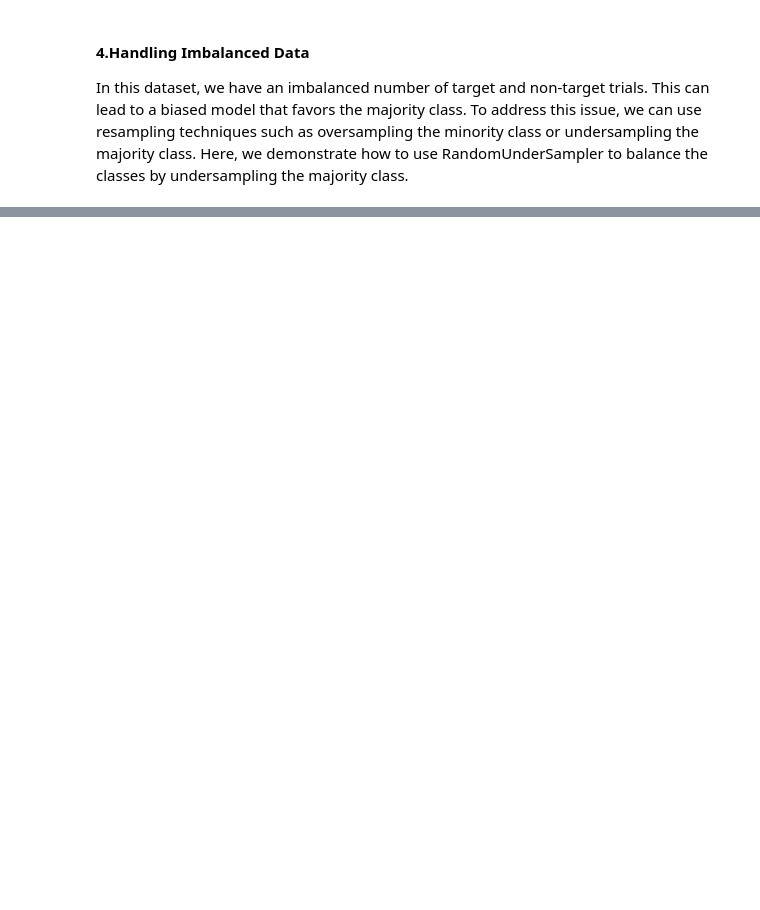
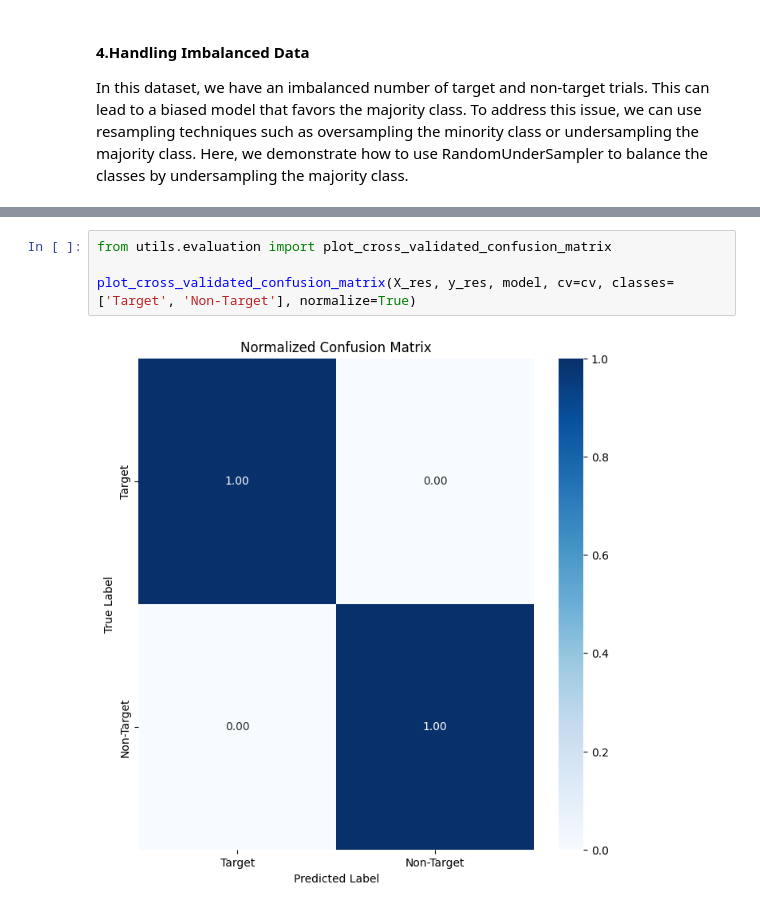
Before and after one commit to BRomans/Workshop-DemyBCI2025, a Jupyter notebook: notebooks/2_p300_classification.ipynb, the cells around one changed output, grey strips where cells are left out. Saved outputs shown, nothing was run; the diff lists cells and outputs as text; blank space fills up the shorter version.

```diff
--- a/notebooks/2_p300_classification.ipynb
+++ b/notebooks/2_p300_classification.ipynb
@@ -283,3 +309,9 @@ Resampled Accuracy: 0.65 F1 Score: 0.76
+# %%
+from utils.evaluation import plot_cross_validated_confusion_matrix
+
+plot_cross_validated_confusion_matrix(X_res, y_res, model, cv=cv, classes=['Target', 'Non-Target'], normalize=True)
+# %% [output]
+[figure, added]
 # %% [markdown]
 ## Exercises
 
```
Also changed, not shown: parts of 9 cells of this notebook, 1 other file.
